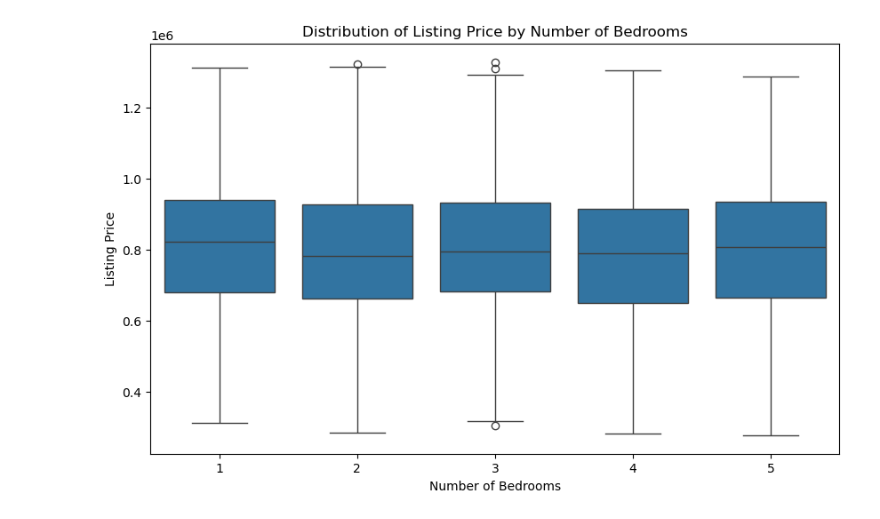
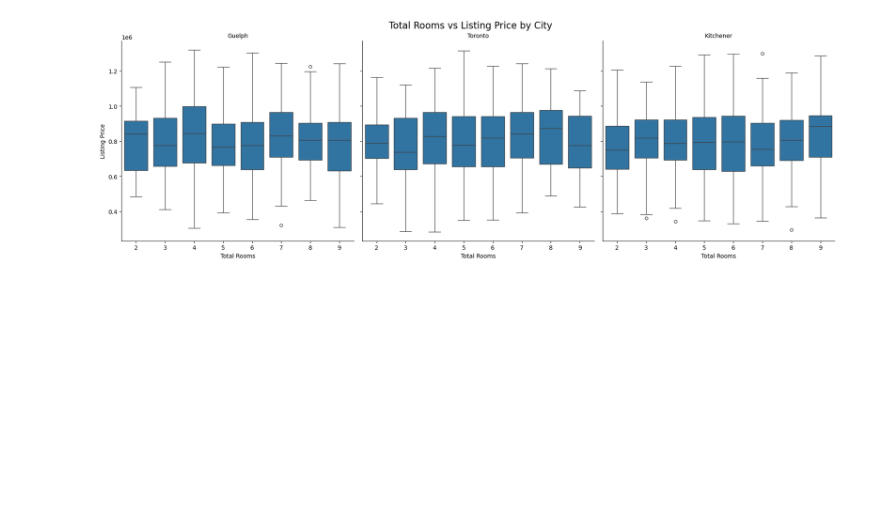
Before and after one commit to prom001-naf/Project1_Group5_DataBootCamp, a Jupyter notebook: Data_Code_Analysis/Project5_DataAnalysis_Code_Nafis.ipynb, the cells around one changed output. Saved outputs shown, nothing was run; the diff lists cells and outputs as text; code cells hidden in the pictures; blank space fills up the shorter version.

```diff
--- a/Data_Code_Analysis/Project5_DataAnalysis_Code_Nafis.ipynb
+++ b/Data_Code_Analysis/Project5_DataAnalysis_Code_Nafis.ipynb
@@ -63,0 +37,33 @@ import seaborn as sns
+# %%
+# Step 4: Find the top 3 cities by average number of bedrooms (including bathrooms)
+# We'll calculate the total number of rooms by summing bedrooms and bathrooms.
+df_clean['Total Rooms'] = df_clean['Number of Bedrooms'] + df_clean['Number of Bathrooms']
+top_3_cities_bedrooms = df_clean.groupby('Region/City')['Total Rooms'].mean().sort_values(ascending=False).head(3).index
+df_top_cities_bedrooms = df_clean[df_clean['Region/City'].isin(top_3_cities_bedrooms)][['Region/City', 'Square Footage', 'Number of Bedrooms', 'Number of Bathrooms', 'Listing Price']]
+# %%
+# Now include 'Total Rooms' in the filtered dataset for df_top_cities_bedrooms
+df_top_cities_bedrooms = df_clean[df_clean['Region/City'].isin(top_3_cities_bedrooms)][['Region/City', 'Square Footage', 'Total Rooms', 'Listing Price']]
+
+# Now calculate correlations
+
+# Correlation between Square Footage and Listing Price for the entire dataset
+print("Correlation between Square Footage and Listing Price (overall):")
+corr_sqft_listing_price = df_clean[['Square Footage', 'Listing Price']].corr().iloc[0, 1]
+print(corr_sqft_listing_price)
+
+# Correlation for each of the top 3 cities by square footage
+print("\nCorrelation between Square Footage and Listing Price by City:")
+for city in df_top_cities_sqft['Region/City'].unique():
+    corr_city = df_top_cities_sqft[df_top_cities_sqft['Region/City'] == city][['Square Footage', 'Listing Price']].corr().iloc[0, 1]
+    print(f'{city}: {corr_city}')
+
+# Correlation between Total Rooms (Bedrooms + Bathrooms) and Listing Price for the entire dataset
+print("\nCorrelation between Total Rooms and Listing Price (overall):")
+corr_rooms_listing_price = df_clean[['Total Rooms', 'Listing Price']].corr().iloc[0, 1]
+print(corr_rooms_listing_price)
+
+# Correlation for each of the top 3 cities by number of bedrooms (including bathrooms)
+print("\nCorrelation between Total Rooms and Listing Price by City:")
+for city in df_top_cities_bedrooms['Region/City'].unique():
+    corr_city = df_top_cities_bedrooms[df_top_cities_bedrooms['Region/City'] == city][['Total Rooms', 'Listing Price']].corr().iloc[0, 1]
+    print(f'{city}: {corr_city}')
@@ -74,10 +118,10 @@ plt.show()
-# %%
-# Box plot with regression line
-plt.figure(figsize=(10, 6))
-sns.boxplot(x='Number of Bedrooms', y='Listing Price', data=df_clean)
-plt.title('Distribution of Listing Price by Number of Bedrooms')
-plt.xlabel('Number of Bedrooms')
-plt.ylabel('Listing Price')
-plt.show()
-# %% [output]
-[figure, removed]
+# %%
+# Box plot for Total Rooms vs Listing Price, separated by city
+g = sns.catplot(x='Total Rooms', y='Listing Price', col='Region/City', data=df_top_cities_bedrooms, kind='box', height=6, aspect=1)
+g.set_titles("{col_name}")
+g.set_axis_labels("Total Rooms", "Listing Price")
+plt.subplots_adjust(top=0.9)
+plt.suptitle('Total Rooms vs Listing Price by City', fontsize=16)
+plt.show()
+# %% [output]
+[figure, added]
```
Also changed, not shown: parts of 16 cells of this notebook, 2 other files.
